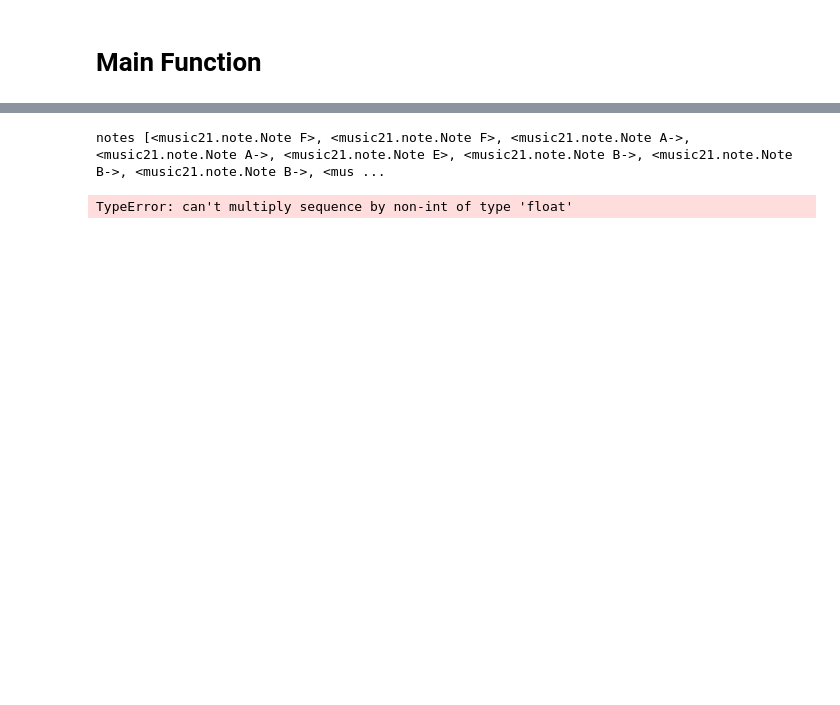
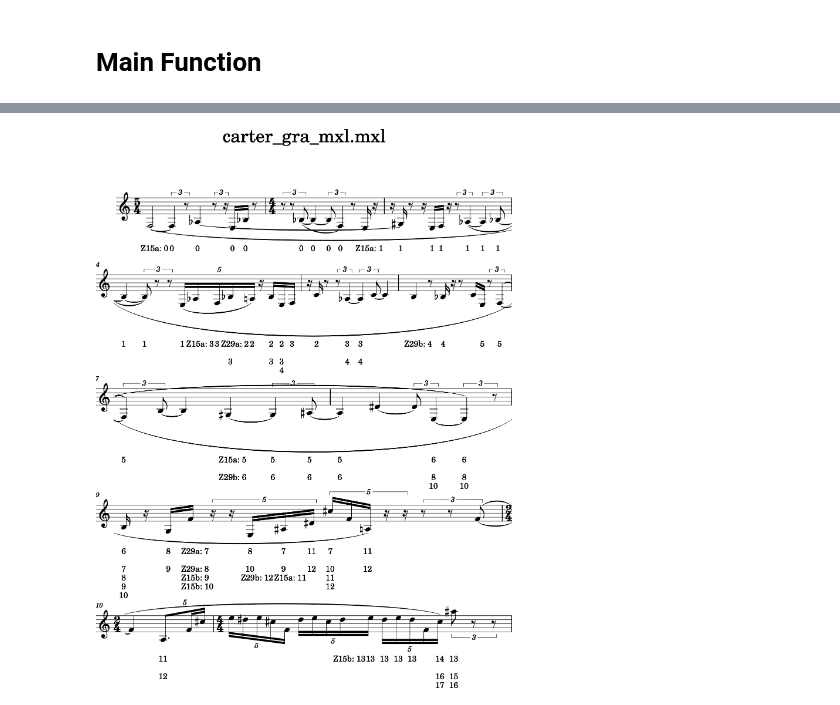
Before and after one commit to jchuharski/21M.383Final, a Jupyter notebook: Z-relations.ipynb, the cells around one changed output, grey strips where cells are left out. Cells and saved outputs as stored; diff of their text form; code cells hidden in the pictures; blank space fills up the shorter version.

```diff
--- a/Z-relations.ipynb
+++ b/Z-relations.ipynb
@@ -431,10 +444,9 @@ carter.measures(0, 20).show()
 # %%
 find_Z_relation(carter, 10, 'notes')
-#carter.measures(0, 20).show()
+carter.measures(0, 20).show()
 # print('test')
 # %% [output]
-notes [<music21.note.Note F>, <music21.note.Note F>, <music21.note.Note A->, <music21.note.Note A->, <music21.note.Note E>, <music21.note.Note B->, <music21.note.Note B->, <music21.note.Note B->, <mus ...
-TypeError: can't multiply sequence by non-int of type 'float'
+[figure, added]
 # %%
 bach = corpus.parse('bwv253')
 find_Z_relation(bach, 10, 'notes')
```
Also changed, not shown: parts of 10 cells of this notebook.
